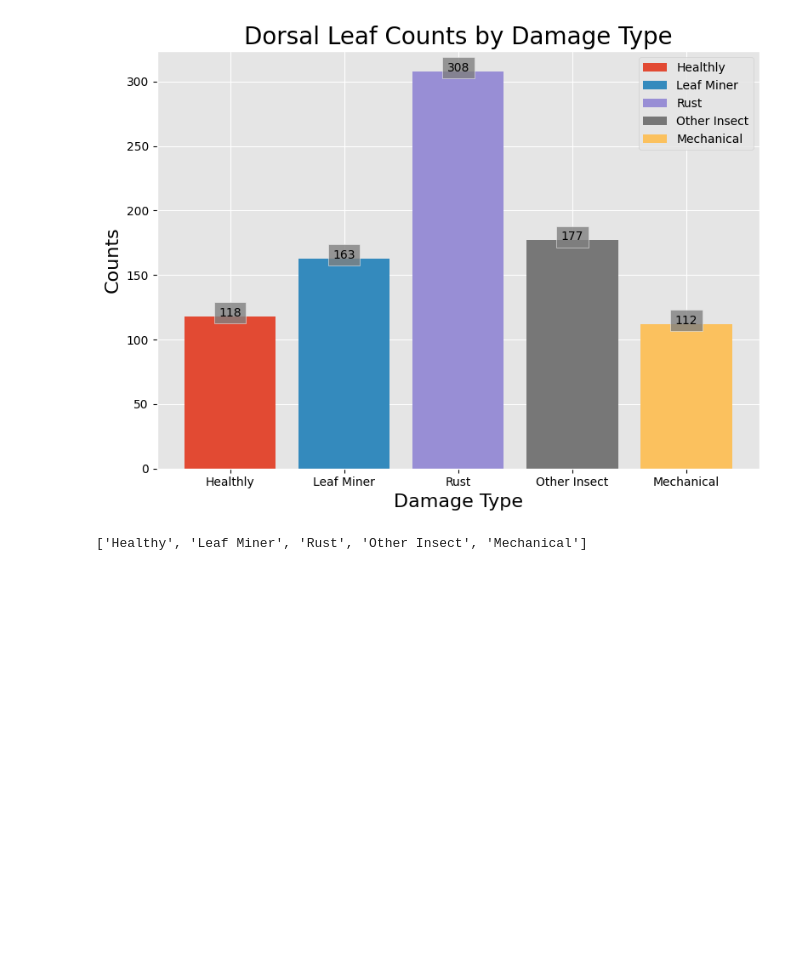
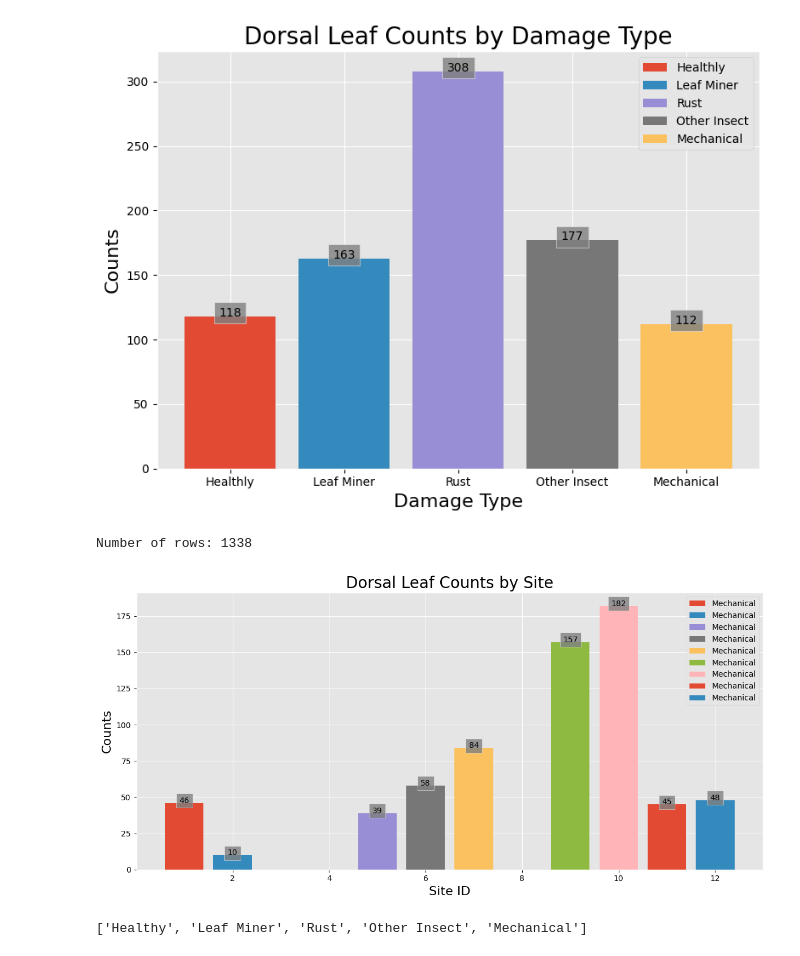
Before and after one commit to Imageomics/invasives-project, a Jupyter notebook: notebooks/analyze-dataset.ipynb, the cells around one changed output. Cells and saved outputs as stored; diff of their text form; code cells hidden in the pictures; blank space fills up the shorter version.

```diff
--- a/notebooks/analyze-dataset.ipynb
+++ b/notebooks/analyze-dataset.ipynb
@@ -75,6 +72,27 @@ fig.show()
 # %% [output]
 Number of rows: 1338
 [figure]
+# %%
+print(f"Number of rows: {linked_metadata_df.shape[0]}")
+
+filtered_df = linked_metadata_df[linked_metadata_df.View == "D"]
+
+vc = filtered_df.Site_y.value_counts()
+sites = sorted(vc.index.tolist())
+fig, ax = plt.subplots(1, 1, figsize=(12, 6))
+for i, site in enumerate(sites):
+    cnt = vc[site]
+    ax.bar(site, cnt, label=lbl)
+    ax.text(site, cnt, cnt, ha="center", bbox=dict(facecolor="grey", alpha=0.8))
+ax.set_title("Dorsal Leaf Counts by Site", fontdict=dict(size=20))
+ax.set_xlabel("Site ID", fontdict=dict(color="black", size=16))
+ax.set_ylabel("Counts", fontdict=dict(color="black", size=16))
+ax.tick_params(colors="black", which="both")
+fig.tight_layout()
+fig.show()
+# %% [output]
+Number of rows: 1338
+[figure, added]
 # %%
 from collections import defaultdict
 from matplotlib.cm import ScalarMappable
```
Also changed, not shown: parts of 2 cells of this notebook, 5 other files.
